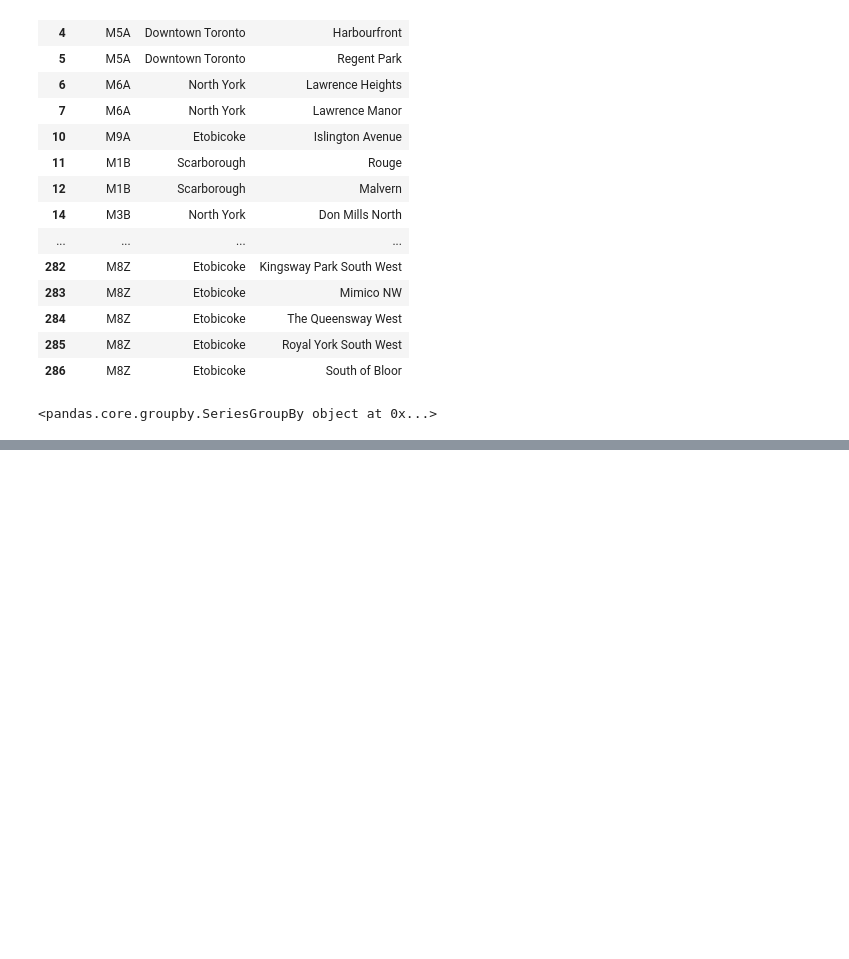
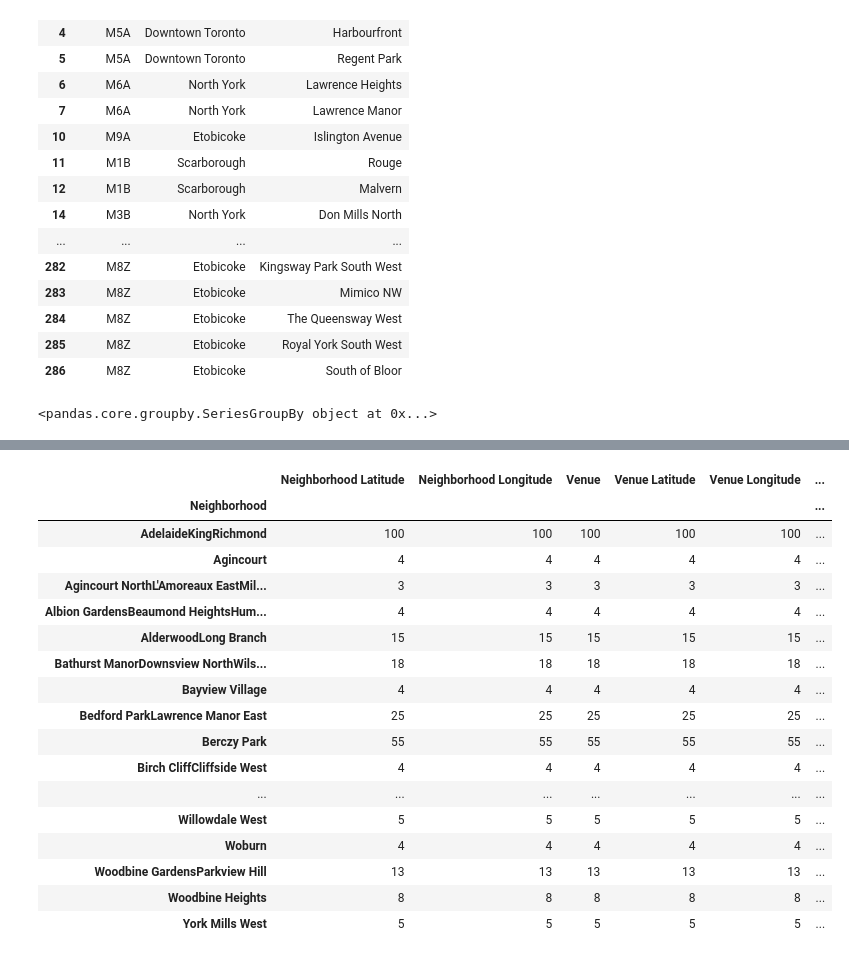
Before and after one commit to DarkBlueX/Datascience, a Jupyter notebook: assignment 1 .ipynb, the cells around one changed output, grey strips where cells are left out. Saved outputs shown, nothing was run; the diff lists cells and outputs as text; code cells hidden in the pictures; blank space fills up the shorter version.

```diff
--- a/assignment 1 .ipynb
+++ b/assignment 1 .ipynb
@@ -252,0 +298,3 @@ x.reset_index()
+# %%
+final = result.drop(['Postal Code'],axis=1)
+final
@@ -252,0 +319,18 @@ x.reset_index()
+# %%
+map_manhat = folium.Map(location=[43.806686, -79.194353], zoom_start=10)
+
+# add markers to map
+for lat, lng, borough, neighborhood in zip(final['Latitude'], final['Longitude'], final['Borough'], final['Neighbourhood']):
+    label = '{}, {}'.format(neighborhood, borough)
+    label = folium.Popup(label, parse_html=True)
+    folium.CircleMarker(
+        [lat, lng],
+        radius=5,
+        popup=label,
+        color='blue',
+        fill=True,
+        fill_color='#3186cc',
+        fill_opacity=0.7,
+        parse_html=False).add_to(map_manhat)
+
+map_manhat
@@ -252,0 +341,6 @@ x.reset_index()
+# %%
+CLIENT_ID = 'VYYCVYU2HWX3GT32SS5L5MKEZJIYFJX2NQA4FM1GVPO5ABHP' # your Foursquare ID
+CLIENT_SECRET = 'WX5CTWB3X1HXAFCWRGGOH40C3ZVAVXHL1420ARZ325XE0TX0' # your Foursquare Secret
+VERSION = '20180605' # Foursquare API version
+LIMIT = 100
+radius = 500
@@ -252,0 +389,5 @@ x.reset_index()
+# %%
+manhattan_venues = getNearbyVenues(names=final['Neighbourhood'],
+                                   latitudes=final['Latitude'],
+                                   longitudes=final['Longitude']
+                                  )
@@ -252,0 +423,21 @@ x.reset_index()
+# %%
+manhattan_venues.groupby('Neighborhood').count()
+# %% [output]
+|  | Neighborhood Latitude | Neighborhood Longitude | Venue | Venue Latitude | Venue Longitude | ... |
+| Neighborhood |  |  |  |  |  | ... |
+| AdelaideKingRichmond | 100 | 100 | 100 | 100 | 100 | ... |
+| Agincourt | 4 | 4 | 4 | 4 | 4 | ... |
+| Agincourt NorthL'Amoreaux EastMil... | 3 | 3 | 3 | 3 | 3 | ... |
+| Albion GardensBeaumond HeightsHum... | 4 | 4 | 4 | 4 | 4 | ... |
+| AlderwoodLong Branch | 15 | 15 | 15 | 15 | 15 | ... |
+| Bathurst ManorDownsview NorthWils... | 18 | 18 | 18 | 18 | 18 | ... |
+| Bayview Village | 4 | 4 | 4 | 4 | 4 | ... |
+| Bedford ParkLawrence Manor East | 25 | 25 | 25 | 25 | 25 | ... |
+| Berczy Park | 55 | 55 | 55 | 55 | 55 | ... |
+| Birch CliffCliffside West | 4 | 4 | 4 | 4 | 4 | ... |
+| ... | ... | ... | ... | ... | ... | ... |
+| Willowdale West | 5 | 5 | 5 | 5 | 5 | ... |
+| Woburn | 4 | 4 | 4 | 4 | 4 | ... |
+| Woodbine GardensParkview Hill | 13 | 13 | 13 | 13 | 13 | ... |
+| Woodbine Heights | 8 | 8 | 8 | 8 | 8 | ... |
+| York Mills West | 5 | 5 | 5 | 5 | 5 | ... |
```
Also changed, not shown: parts of 30 cells of this notebook.
